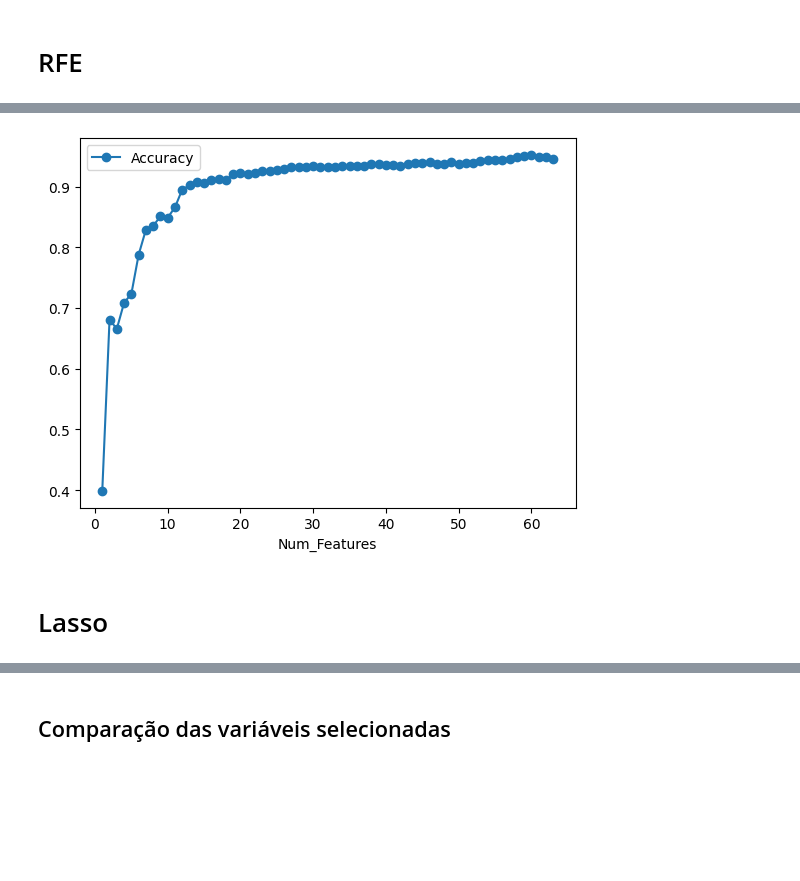
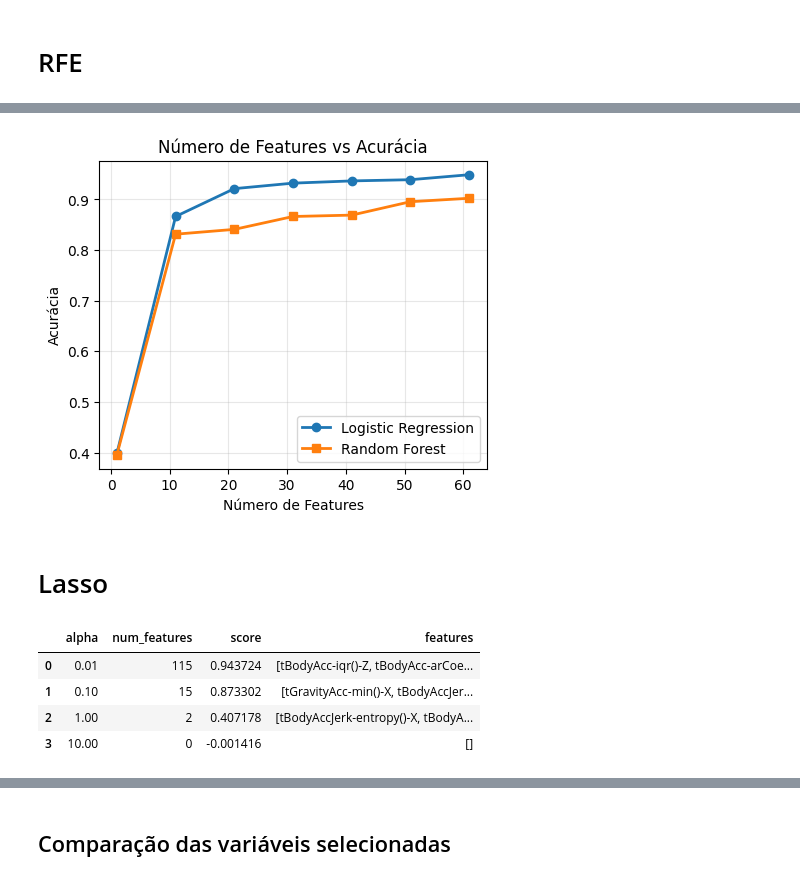
Before and after one commit to JonasCGN/Topicos_Especiais_Em_Computacao, a Jupyter notebook: 2_Trabalho/main.ipynb, the cells around one changed output, grey strips where cells are left out. Cells and saved outputs as stored; diff of their text form; code cells hidden in the pictures; blank space fills up the shorter version.

```diff
--- a/2_Trabalho/main.ipynb
+++ b/2_Trabalho/main.ipynb
@@ -31,6 +33,7 @@ if not os.path.exists('database/UCI HAR Dataset'):
         zip_ref.extractall('database/')
 # %%
 path_labels = './database/UCI HAR Dataset/features.txt'
+path_categories = './database/UCI HAR Dataset/activity_labels.txt'
 path_x_train = './database/UCI HAR Dataset/train/X_train.txt'
 path_y_train = './database/UCI HAR Dataset/train/y_train.txt'
 path_x_test = './database/UCI HAR Dataset/test/X_test.txt'
@@ -113,10 +125,7 @@ pca_full = PCA()
 pca_full.fit(X_scaled_train)
 
 variancia_acumulada = pca_full.explained_variance_ratio_.cumsum()
-for i, variancia in enumerate(variancia_acumulada):
-  if variancia >= 0.90:
-    componentes_90 = i + 1
-    break
+componentes_90 = np.argmax(variancia_acumulada >= 0.90) + 1
 
 print(f"Número de componentes necessários para 90% da variância: {componentes_90}")
 print(f"Variância explicada com {componentes_90} componentes: {variancia_acumulada[componentes_90-1]:.4f}")
@@ -189,16 +251,21 @@ df_rfe_ranking
 # %%
-n_features = X_scaled_test.shape[1]
 scores = []
 
-for k in range(1, componentes_90 + 1):
-    x_test_selected = x_test[:, rfe.ranking_ <= k]
-    y_test_selected = y_test
+for k in range(1, componentes_90 + 1, 10):
+    x_train_selected_logist = x_train[:, rfe_logist.ranking_ <= k]
+    x_train_selected_rand = x_train[:, rfe_random.ranking_ <= k]
 
-    x_train_selected = x_train[:, rfe.ranking_ <= k]
-    y_train_selected = y_train
+    model_test_logic = LogisticRegression(max_iter=1000)
+    model_test_logic.fit(x_train_selected_logist, y_train)
 
-    model_test = LogisticRegression(max_iter=1000)
-    model_test.fit(x_train_selected, y_train_selected)
+    model_test_rand = RandomForestClassifier()
+    model_test_rand.fit(x_train_selected_rand, y_train)
 
-    acc = model_test.score(x_test_selected, y_test_selected)
-    scores.append((k, acc))
+    x_test_selected_logist = x_test[:, rfe_logist.ranking_ <= k]
+    x_test_selected_rand = x_test[:, rfe_random.ranking_ <= k]
+
+    acc_logic = model_test_logic.score(x_test_selected_logist, y_test)
+    acc_rand = model_test_rand.score(x_test_selected_rand, y_test)
+
+    print(f'k={k}: Logistic Regression Accuracy={acc_logic:.4f}, Random Forest Accuracy={acc_rand:.4f}')
+    scores.append((k, acc_logic, acc_rand))
@@ -204,0 +280,3 @@ for k in range(1, componentes_90 + 1):
+# %%
+scores_df = pd.DataFrame(scores, columns=['Número de Features', 'Acurácia Logistic Regression', 'Acurácia Random Forest'])
+scores_df
@@ -205,10 +292,38 @@ for k in range(1, componentes_90 + 1):
 # %%
-df_test = pd.DataFrame(scores, columns=['Num_Features', 'Accuracy'])
-df_test.plot(x='Num_Features', y='Accuracy', marker='o');
+plt.figure(figsize=(5, 4))
+plt.plot(scores_df['Número de Features'], scores_df['Acurácia Logistic Regression'], marker='o', label='Logistic Regression', linewidth=2)
+plt.plot(scores_df['Número de Features'], scores_df['Acurácia Random Forest'], marker='s', label='Random Forest', linewidth=2)
+plt.title('Número de Features vs Acurácia')
+plt.xlabel('Número de Features')
+plt.ylabel('Acurácia')
+plt.legend()
+plt.grid(True, alpha=0.3)
+plt.show()
 # %% [output]
-[figure, old version]
+[figure, new version]
 # %% [markdown]
 # Lasso
 # %%
-lasso = Lasso(alpha=0.1)
-lasso.fit(x_train, y_train);
+lasso_hyper_params = [0.01, 0.1, 1, 10]
+lasso_results = []
+
+for alpha in lasso_hyper_params:
+    lasso = Lasso(alpha=alpha) # O Lasso é igual ao
+    lasso.fit(x_train, y_train)
+    selected_features = dataframe_x_train.columns[lasso.coef_ != 0]
+
+    lasso_results.append({
+        "alpha": alpha,
+        "num_features": len(selected_features),
+        "score": lasso.score(x_test, y_test),
+        "features": list(selected_features)
+    })
+
+df_lasso_results = pd.DataFrame(lasso_results)
+df_lasso_results
+# %% [output]
+|  | alpha | num_features | score | features |
+| 0 | 0.01 | 115 | 0.943724 | [tBodyAcc-iqr()-Z, tBodyAcc-arCoe... |
+| 1 | 0.10 | 15 | 0.873302 | [tGravityAcc-min()-X, tBodyAccJer... |
+| 2 | 1.00 | 2 | 0.407178 | [tBodyAccJerk-entropy()-X, tBodyA... |
+| 3 | 10.00 | 0 | -0.001416 | [] |
```
Also changed, not shown: parts of 20 cells of this notebook, 2 other files.
